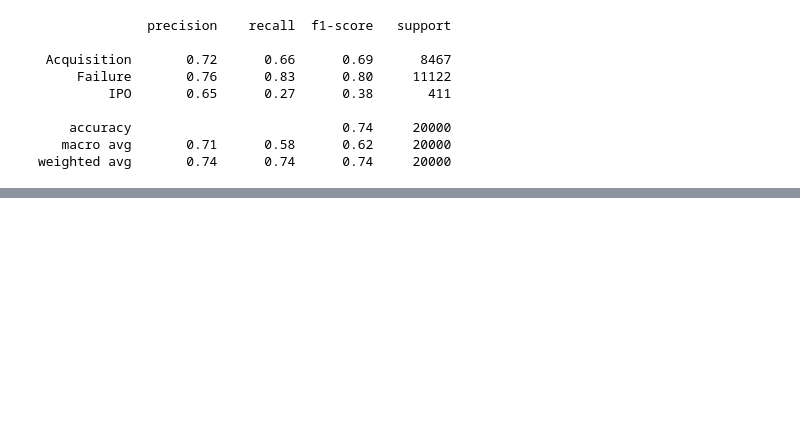
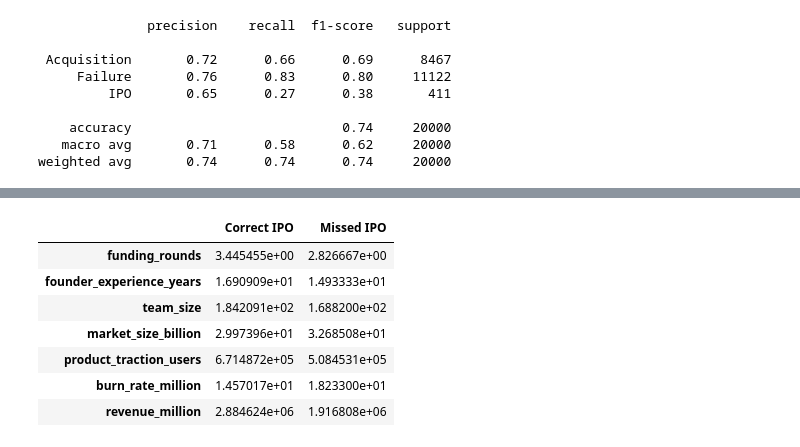
Before and after one commit to IsaiahWHayes/startup-success-prediction-capstone, a Jupyter notebook: model_evaluation.ipynb, the cells around one changed output, grey strips where cells are left out. Saved outputs shown, nothing was run; the diff lists cells and outputs as text; code cells hidden in the pictures; blank space fills up the shorter version.

```diff
--- a/model_evaluation.ipynb
+++ b/model_evaluation.ipynb
@@ -74,0 +97,27 @@ weighted avg       0.74      0.74      0.74     20000
+# %%
+numeric_features = [
+    "funding_rounds",
+    "founder_experience_years",
+    "team_size",
+    "market_size_billion",
+    "product_traction_users",
+    "burn_rate_million",
+    "revenue_million"
+]
+# %%
+# Show me the averages per feature across the Correct and Missed classifications. Are there any immediately identifiable differences?
+ipo_comparison = pd.DataFrame({
+    "Correct IPO": correct_ipos[numeric_features].mean(),
+    "Missed IPO": missed_ipos[numeric_features].mean()
+})
+
+ipo_comparison
+# %% [output]
+|  | Correct IPO | Missed IPO |
+| funding_rounds | 3.445455e+00 | 2.826667e+00 |
+| founder_experience_years | 1.690909e+01 | 1.493333e+01 |
+| team_size | 1.842091e+02 | 1.688200e+02 |
+| market_size_billion | 2.997396e+01 | 3.268508e+01 |
+| product_traction_users | 6.714872e+05 | 5.084531e+05 |
+| burn_rate_million | 1.457017e+01 | 1.823300e+01 |
+| revenue_million | 2.884624e+06 | 1.916808e+06 |
```
Also changed, not shown: parts of 11 cells of this notebook.
